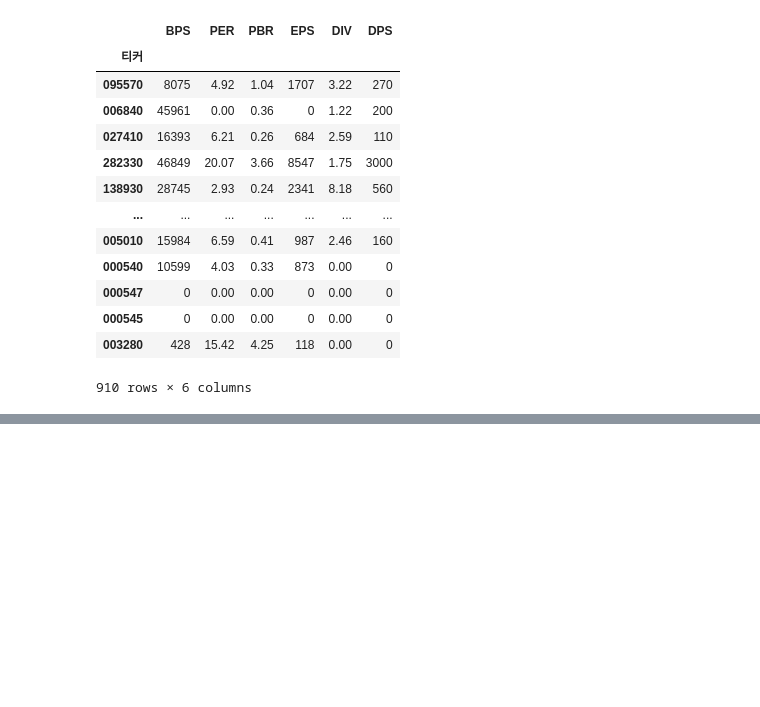
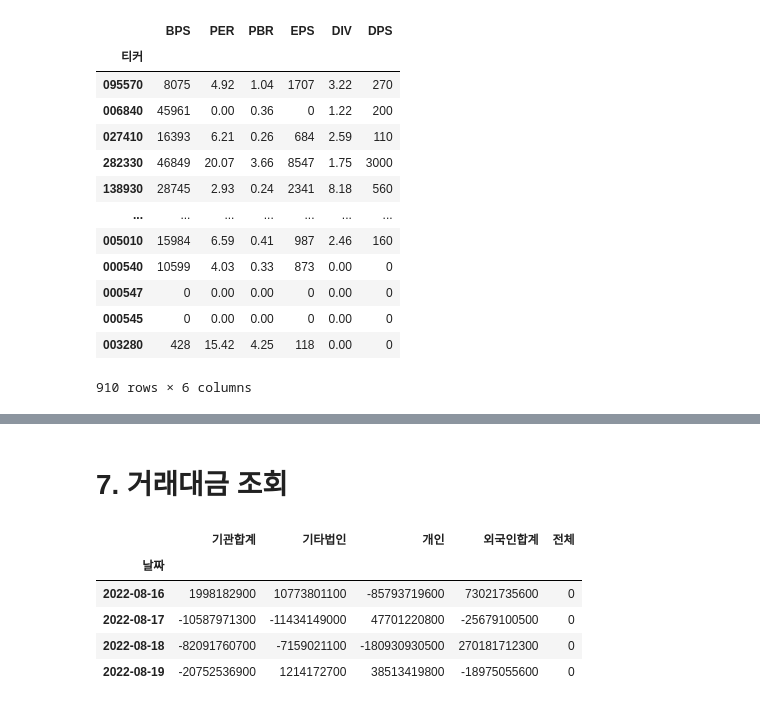
Before and after one commit to viva-lee/trading-backtesting, a Jupyter notebook: pykrx_example.ipynb, the cells around one changed output, grey strips where cells are left out. Drawn from its saved outputs; the diff is of its cells as text; code cells hidden in the pictures; blank space fills up the shorter version.

Commit message:
거래대금 조회

```diff
--- a/pykrx_example.ipynb
+++ b/pykrx_example.ipynb
@@ -152,0 +172,12 @@ fundamental_df
+# %% [markdown]
+# 7. 거래대금 조회
+# %%
+df = stock.get_market_trading_value_by_date("20220815", "20220819", "005930")
+df.head()
+# %% [output]
+|  | 기관합계 | 기타법인 | 개인 | 외국인합계 | 전체 |
+| 날짜 |  |  |  |  |  |
+| 2022-08-16 | 1998182900 | 10773801100 | -85793719600 | 73021735600 | 0 |
+| 2022-08-17 | -10587971300 | -11434149000 | 47701220800 | -25679100500 | 0 |
+| 2022-08-18 | -82091760700 | -7159021100 | -180930930500 | 270181712300 | 0 |
+| 2022-08-19 | -20752536900 | 1214172700 | 38513419800 | -18975055600 | 0 |
```
Also changed, not shown: parts of 4 cells of this notebook.
